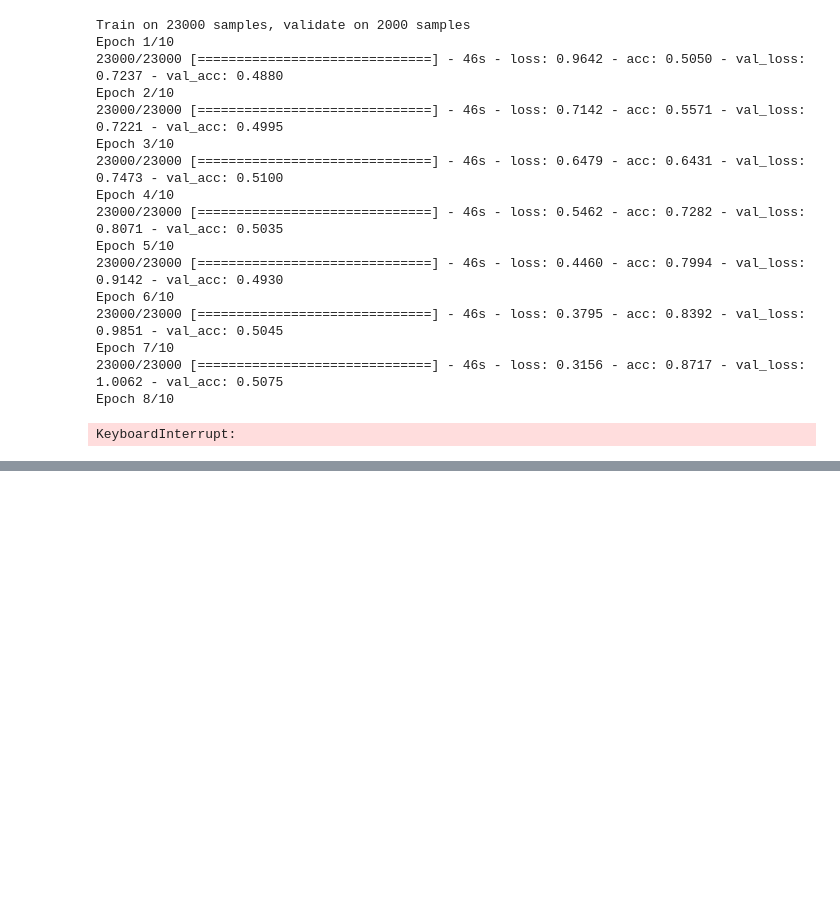
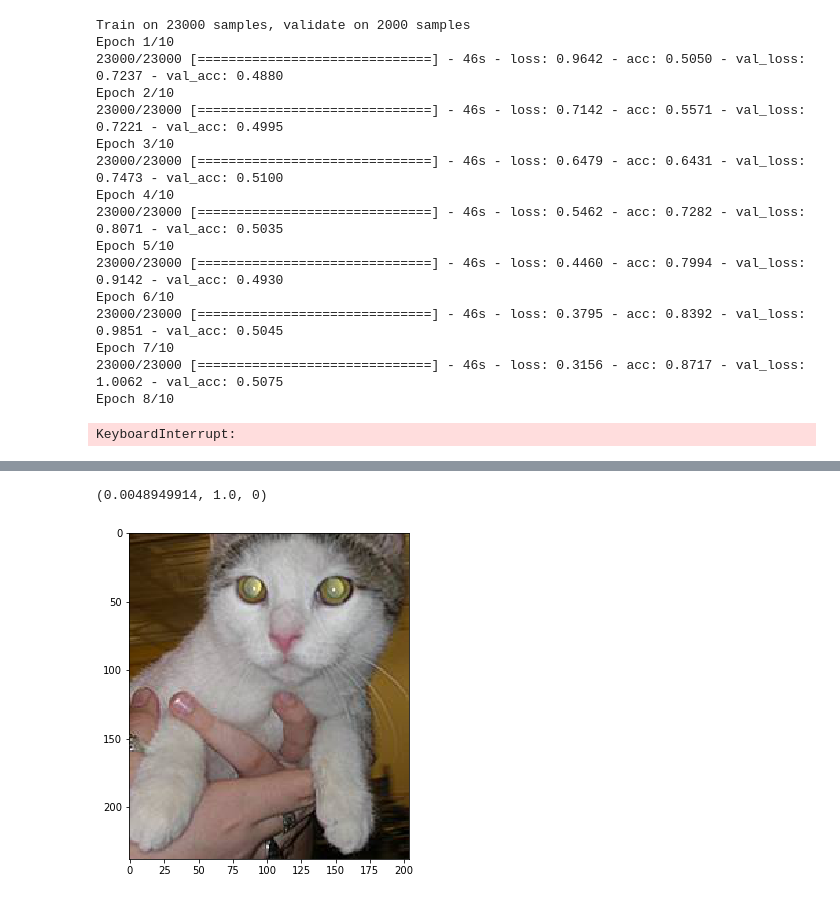
Before and after one commit to sravya8/DL, a Jupyter notebook: dogscats/Redux-Self.ipynb, the cells around one changed output, grey strips where cells are left out. Drawn from its saved outputs; the diff is of its cells as text; code cells hidden in the pictures; blank space fills up the shorter version.

```diff
--- a/dogscats/Redux-Self.ipynb
+++ b/dogscats/Redux-Self.ipynb
@@ -6,0 +58,6 @@ import keras
+# %%
+# Train = 25000 images, Test = 12500
+# Train/Valid split = 80/20
+VALID_SIZE=25000*20/100
+SAMPLE_TRAIN_SIZE=200
+SAMPLE_VALID_SIZE=50
@@ -6,0 +75,5 @@ import keras
+# %%
+# Train -> Valid
+imgs = glob('./train/*.jpg')
+shuffled_images = np.random.permutation(imgs)
+for i in range(VALID_SIZE): os.rename(imgs[i],'valid/'+ ntpath.basename(imgs[i]))
@@ -6,0 +121,5 @@ import keras
+# %%
+# Train -> Sample/train
+imgs = glob('./valid/*.jpg')
+shuffled_images = np.random.permutation(imgs)
+for i in range(SAMPLE_VALID_SIZE) : copyfile(imgs[i],'sample/valid/'+ ntpath.basename(imgs[i]))
@@ -583,0 +801,8 @@ preds = ap_model.predict(test_features)
+# %%
+cats_probs[1], preds[1], val_batches.classes[1]
+# %% [output]
+(0.0048949914, 1.0, 0)
+# %%
+plots_idx([0])
+# %% [output]
+[figure, added]
```
Also changed, not shown: parts of 74 cells of this notebook, 6 other files.
